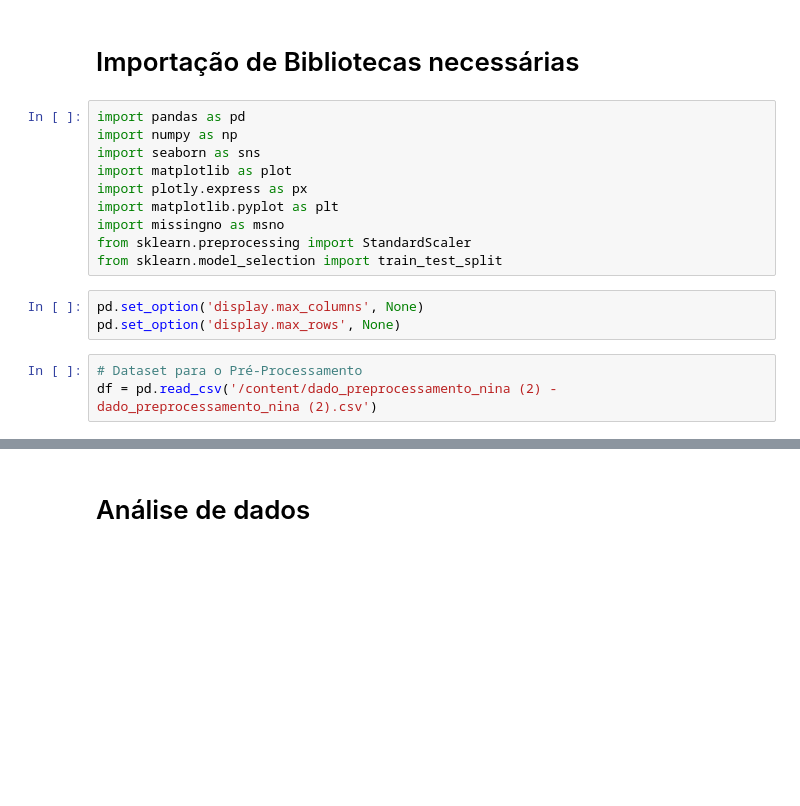
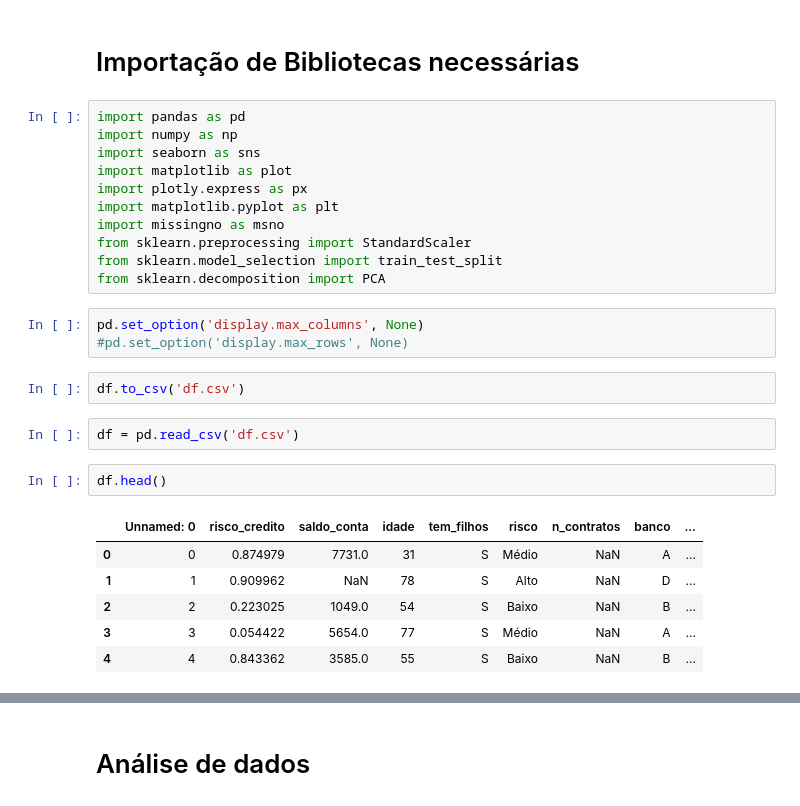
Before and after one commit to Nina-pinheiro/Data-Science-Python, a Jupyter notebook: files/preparacao_dados/preparacao_dados.ipynb, the cells around one changed output, grey strips where cells are left out. Cells and saved outputs as stored; diff of their text form; blank space fills up the shorter version.

```diff
--- a/files/preparacao_dados/preparacao_dados.ipynb
+++ b/files/preparacao_dados/preparacao_dados.ipynb
@@ -10,9 +10,20 @@ import matplotlib.pyplot as plt
 import missingno as msno
 from sklearn.preprocessing import StandardScaler
 from sklearn.model_selection import train_test_split
+from sklearn.decomposition import PCA
 # %%
 pd.set_option('display.max_columns', None)
-pd.set_option('display.max_rows', None)
+#pd.set_option('display.max_rows', None)
-# %%
-# Dataset para o Pré-Processamento
-df = pd.read_csv('/content/dado_preprocessamento_nina (2) - dado_preprocessamento_nina (2).csv')
+# %%
+df.to_csv('df.csv')
+# %%
+df = pd.read_csv('df.csv')
+# %%
+df.head()
+# %% [output]
+|  | Unnamed: 0 | risco_credito | saldo_conta | idade | tem_filhos | risco | n_contratos | banco | ... |
+| 0 | 0 | 0.874979 | 7731.0 | 31 | S | Médio | NaN | A | ... |
+| 1 | 1 | 0.909962 | NaN | 78 | S | Alto | NaN | D | ... |
+| 2 | 2 | 0.223025 | 1049.0 | 54 | S | Baixo | NaN | B | ... |
+| 3 | 3 | 0.054422 | 5654.0 | 77 | S | Médio | NaN | A | ... |
+| 4 | 4 | 0.843362 | 3585.0 | 55 | S | Baixo | NaN | B | ... |
```
Also changed, not shown: parts of 33 cells of this notebook.
